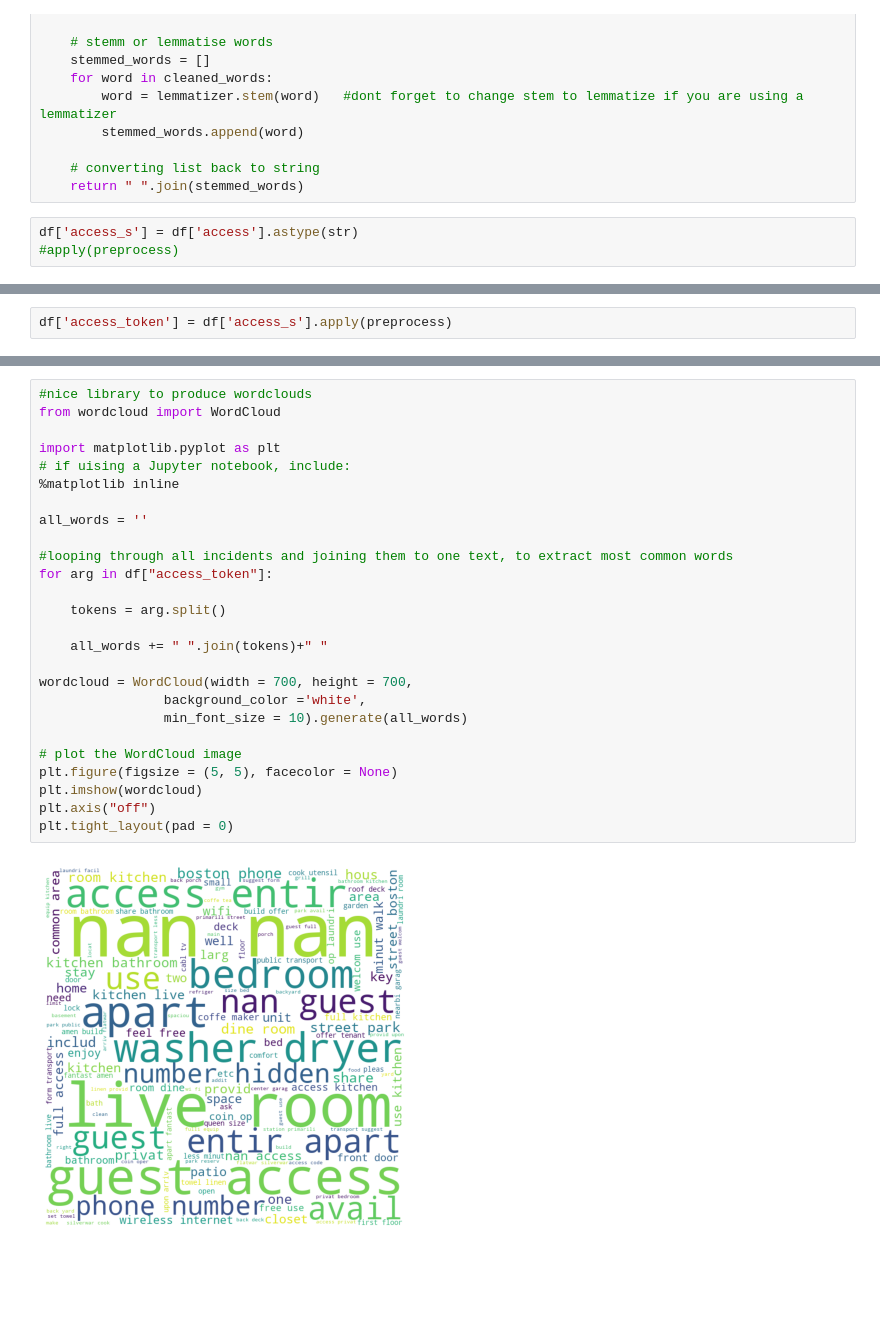
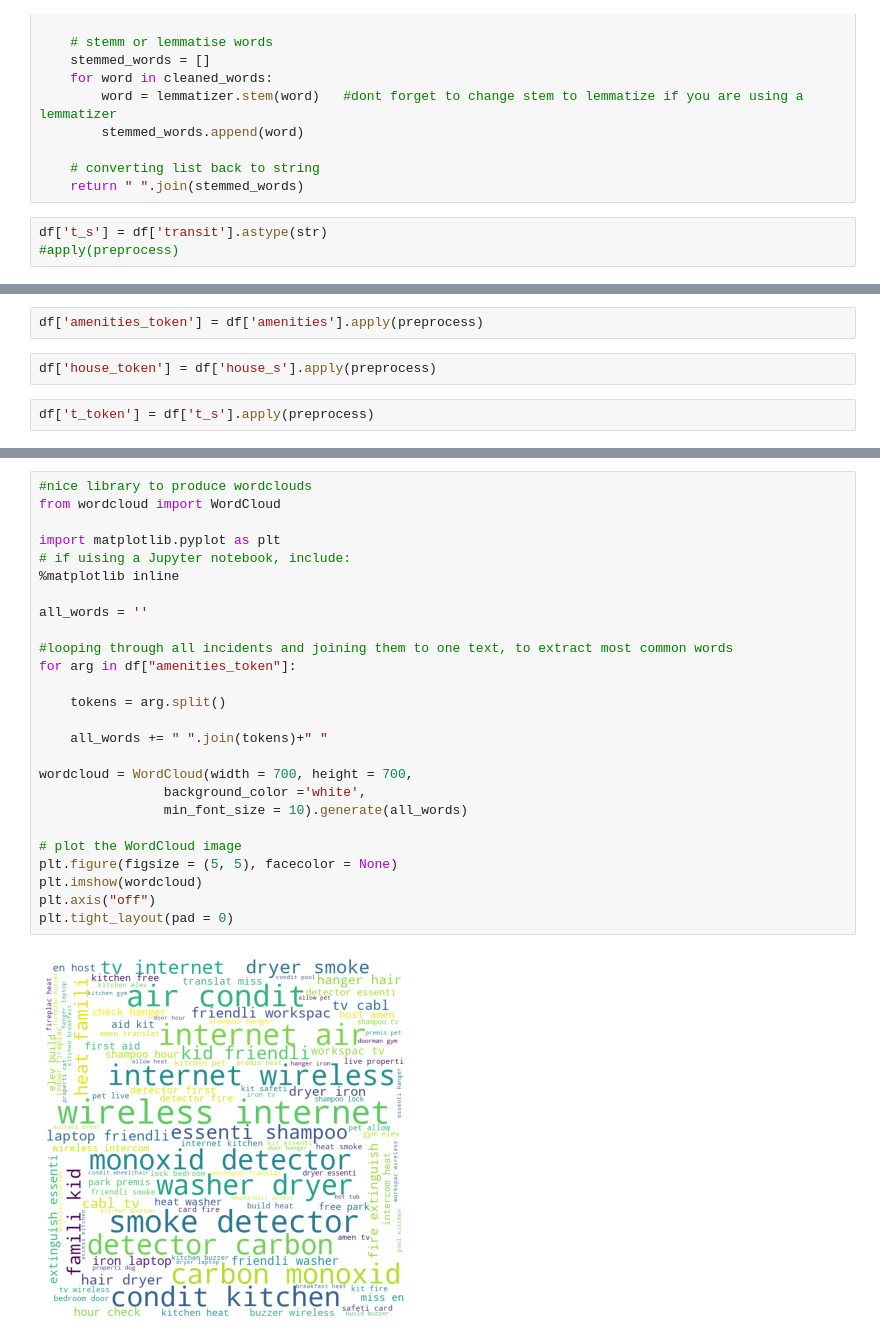
Before and after one commit to rafaelmata357/Data-Science-Udacity, a Jupyter notebook: Airbnb/airbnb.ipynb, the cells around one changed output, grey strips where cells are left out. Saved outputs shown, nothing was run; the diff lists cells and outputs as text; blank space fills up the shorter version.

```diff
--- a/Airbnb/airbnb.ipynb
+++ b/Airbnb/airbnb.ipynb
@@ -342,7 +292,7 @@ def preprocess(raw_text):
     # converting list back to string
     return " ".join(stemmed_words)
 # %%
-df['access_s'] = df['access'].astype(str)
+df['t_s'] = df['transit'].astype(str)
 #apply(preprocess)
 # %%
 df.dtypes
@@ -361,6 +312,10 @@ access_s                 object
 dtype: object
 # %%
-df['access_token'] = df['access_s'].apply(preprocess)
+df['amenities_token'] = df['amenities'].apply(preprocess)
+# %%
+df['house_token'] = df['house_s'].apply(preprocess)
+# %%
+df['t_token'] = df['t_s'].apply(preprocess)
 # %%
 
 from collections import Counter
@@ -379,28 +340,28 @@ Counter(" ".join(df["access_token"]).split()).most_common(10)
 # %%
 #nice library to produce wordclouds
 from wordcloud import WordCloud
 
 import matplotlib.pyplot as plt
 # if uising a Jupyter notebook, include:
 %matplotlib inline
 
 all_words = ''
 
 #looping through all incidents and joining them to one text, to extract most common words
-for arg in df["access_token"]:
+for arg in df["amenities_token"]:
 
     tokens = arg.split()
 
     all_words += " ".join(tokens)+" "
 
 wordcloud = WordCloud(width = 700, height = 700,
                 background_color ='white',
                 min_font_size = 10).generate(all_words)
 
 # plot the WordCloud image
 plt.figure(figsize = (5, 5), facecolor = None)
 plt.imshow(wordcloud)
 plt.axis("off")
 plt.tight_layout(pad = 0)
 # %% [output]
-[figure, old version]
+[figure, new version]
```
Also changed, not shown: parts of 27 cells of this notebook.
